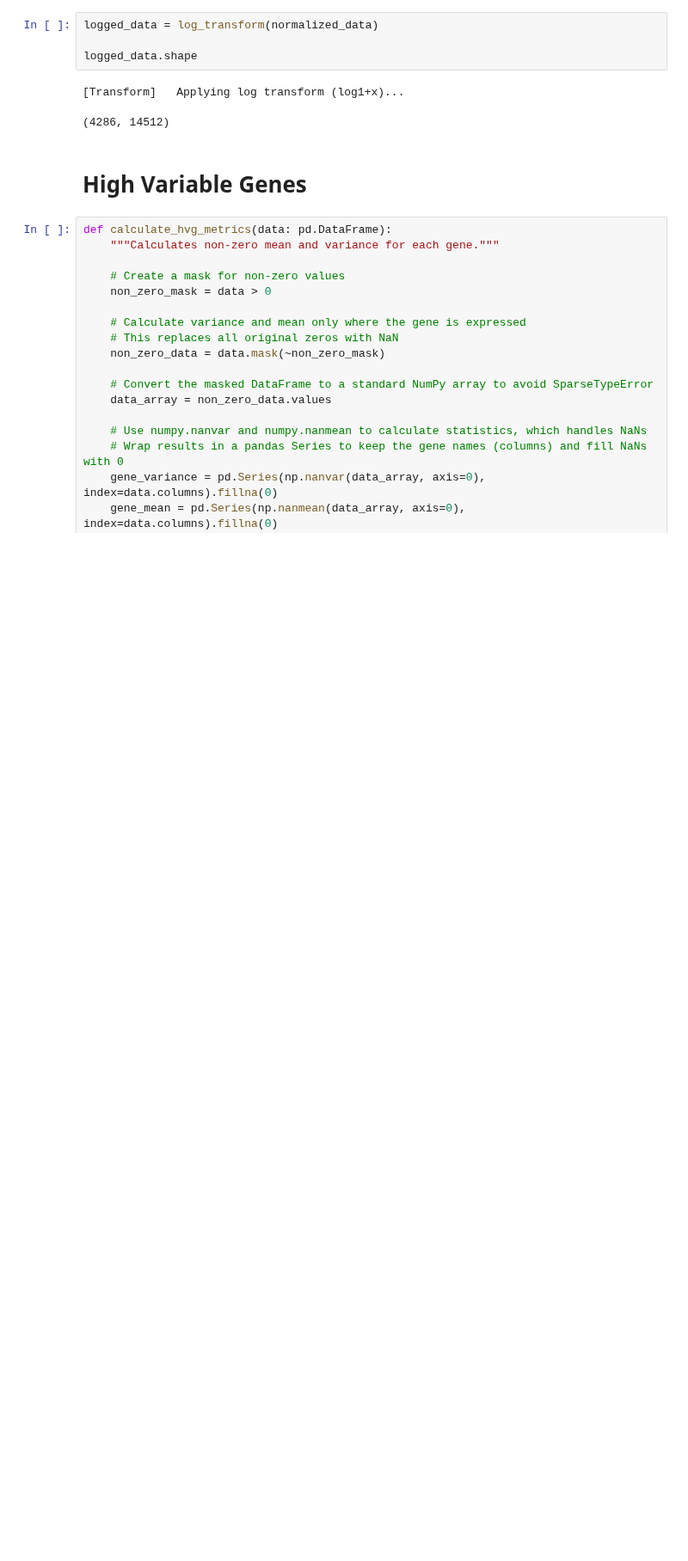
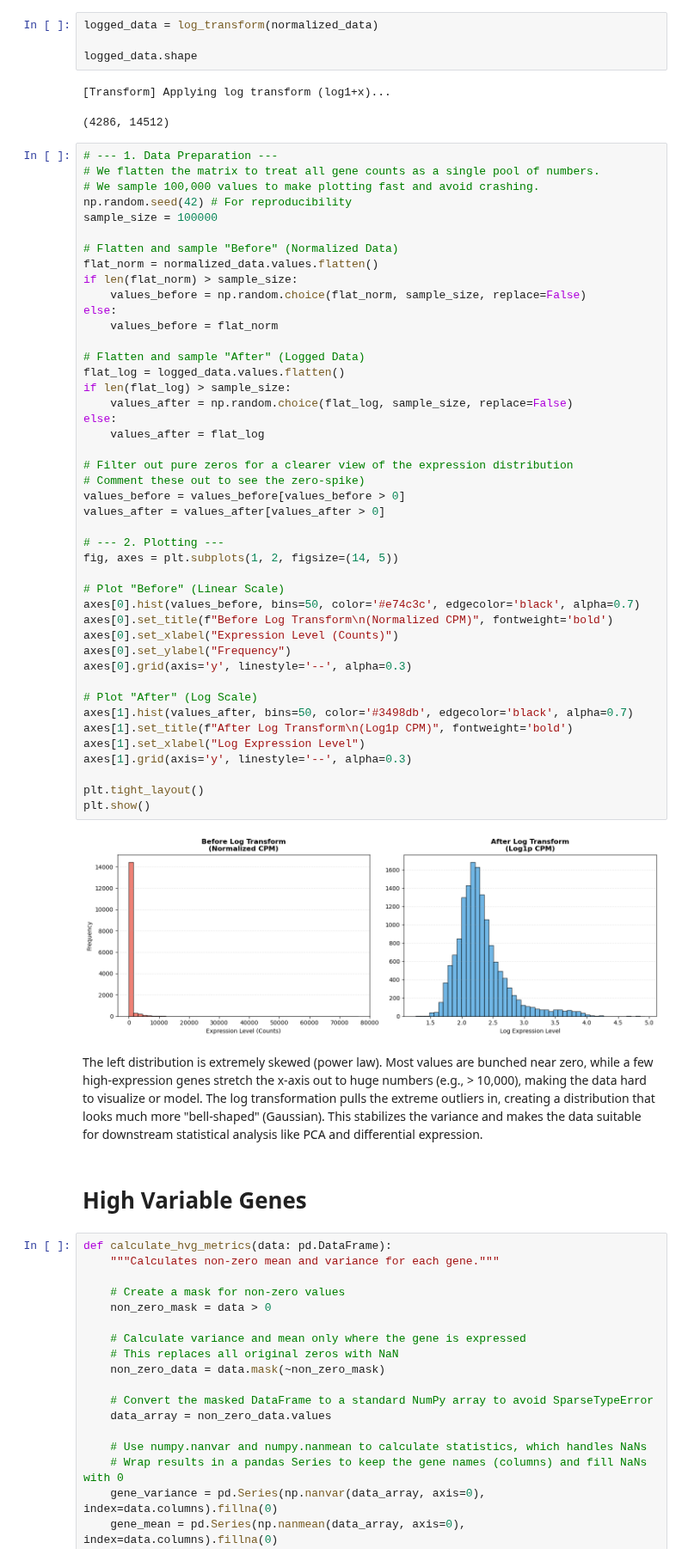
Before and after one commit to ikotsov/Clustering-Benchmarking-scRNAseq, a Jupyter notebook: notebooks/preprocessing_walkthrough.ipynb, the cells around one changed output. Shown at 86% size. Saved outputs shown, nothing was run; the diff lists cells and outputs as text; blank space fills up the shorter version.

```diff
--- a/notebooks/preprocessing_walkthrough.ipynb
+++ b/notebooks/preprocessing_walkthrough.ipynb
@@ -175,4 +211,53 @@ logged_data.shape
 (4286, 14512)
+# %%
+# --- 1. Data Preparation ---
+# We flatten the matrix to treat all gene counts as a single pool of numbers.
+# We sample 100,000 values to make plotting fast and avoid crashing.
+np.random.seed(42) # For reproducibility
+sample_size = 100000
+
+# Flatten and sample "Before" (Normalized Data)
+flat_norm = normalized_data.values.flatten()
+if len(flat_norm) > sample_size:
+    values_before = np.random.choice(flat_norm, sample_size, replace=False)
+else:
+    values_before = flat_norm
+
+# Flatten and sample "After" (Logged Data)
+flat_log = logged_data.values.flatten()
+if len(flat_log) > sample_size:
+    values_after = np.random.choice(flat_log, sample_size, replace=False)
+else:
+    values_after = flat_log
+
+# Filter out pure zeros for a clearer view of the expression distribution
+# Comment these out to see the zero-spike)
+values_before = values_before[values_before > 0]
+values_after = values_after[values_after > 0]
+
+# --- 2. Plotting ---
+fig, axes = plt.subplots(1, 2, figsize=(14, 5))
+
+# Plot "Before" (Linear Scale)
+axes[0].hist(values_before, bins=50, color='#e74c3c', edgecolor='black', alpha=0.7)
+axes[0].set_title(f"Before Log Transform\n(Normalized CPM)", fontweight='bold')
+axes[0].set_xlabel("Expression Level (Counts)")
+axes[0].set_ylabel("Frequency")
+axes[0].grid(axis='y', linestyle='--', alpha=0.3)
+
+# Plot "After" (Log Scale)
+axes[1].hist(values_after, bins=50, color='#3498db', edgecolor='black', alpha=0.7)
+axes[1].set_title(f"After Log Transform\n(Log1p CPM)", fontweight='bold')
+axes[1].set_xlabel("Log Expression Level")
+axes[1].grid(axis='y', linestyle='--', alpha=0.3)
+
+plt.tight_layout()
+plt.show()
+# %% [output]
+[figure, added]
+# %% [markdown]
+The left distribution is extremely skewed (power law). Most values are bunched near zero, while a few high-expression genes stretch the x-axis out to huge numbers (e.g., > 10,000), making the data hard to visualize or model.
+The log transformation pulls the extreme outliers in, creating a distribution that looks much more "bell-shaped" (Gaussian). This stabilizes the variance and makes the data suitable for downstream statistical analysis like PCA and differential expression.
 # %% [markdown]
 # High Variable Genes
 # %%
```
Also changed, not shown: parts of 2 cells of this notebook.
